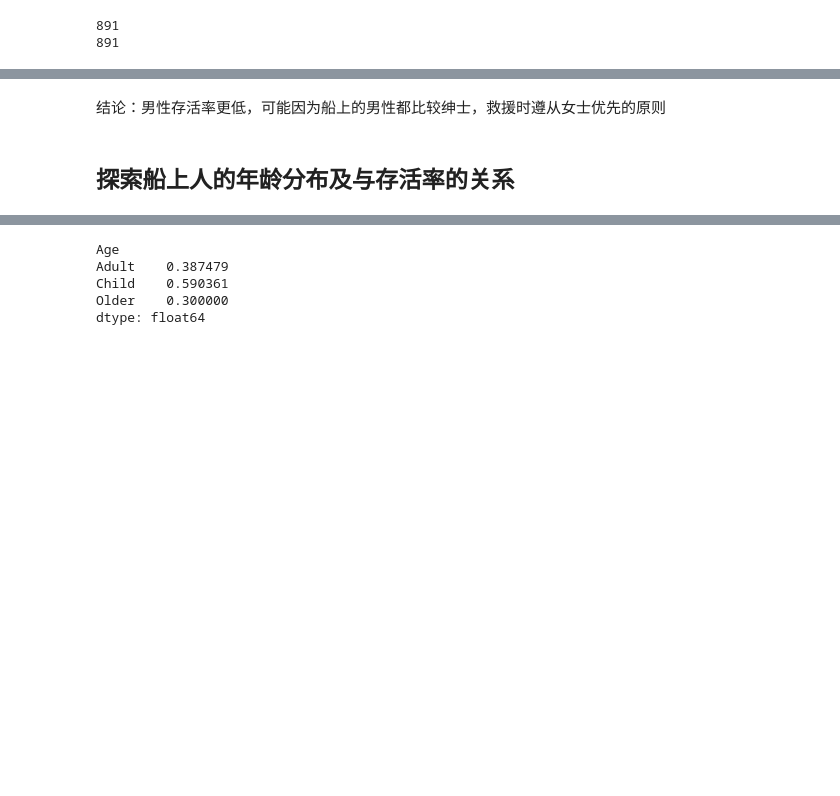
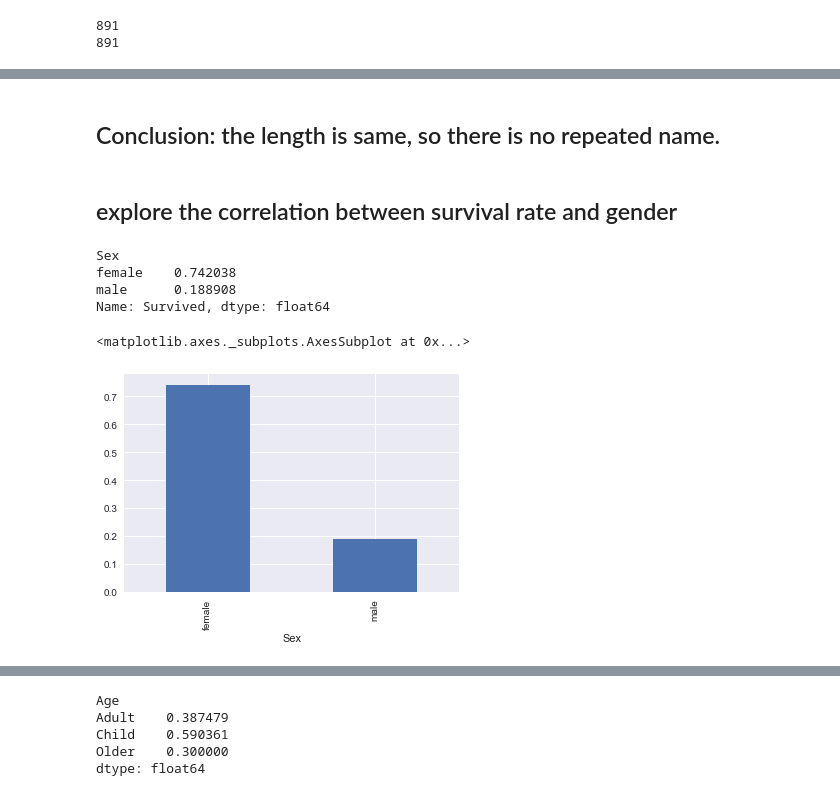
Before and after one commit to wowzero/titanic-data-analysis, a Jupyter notebook: Titanic.ipynb, the cells around one changed output, grey strips where cells are left out. Cells and saved outputs as stored; diff of their text form; code cells hidden in the pictures; blank space fills up the shorter version.

```diff
--- a/Titanic.ipynb
+++ b/Titanic.ipynb
@@ -87,4 +110,19 @@ dtype: float64
-# %% [markdown]
-结论：男性存活率更低，可能因为船上的男性都比较绅士，救援时遵从女士优先的原则
-# %% [markdown]
-## 探索船上人的年龄分布及与存活率的关系
+# %% [markdown]
+## Conclusion: the length is same, so there is no repeated name.
+# %% [markdown]
+## explore the correlation between survival rate and gender
+# %%
+#calculate survival rates of male and female separately
+titanic.groupby("Sex")["Survived"].mean()
+# %% [output]
+Sex
+female    0.742038
+male      0.188908
+Name: Survived, dtype: float64
+# %%
+#visualize survived rates
+%matplotlib inline
+titanic.groupby("Sex")["Survived"].mean().plot.bar()
+# %% [output]
+<matplotlib.axes._subplots.AxesSubplot at 0x...>
+[figure, added]
```
Also changed, not shown: parts of 38 cells of this notebook.
